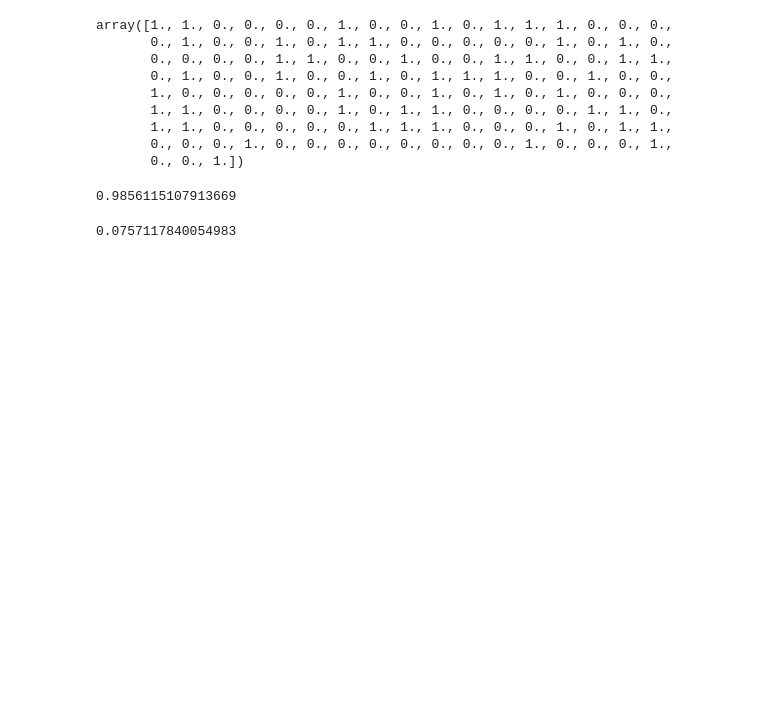
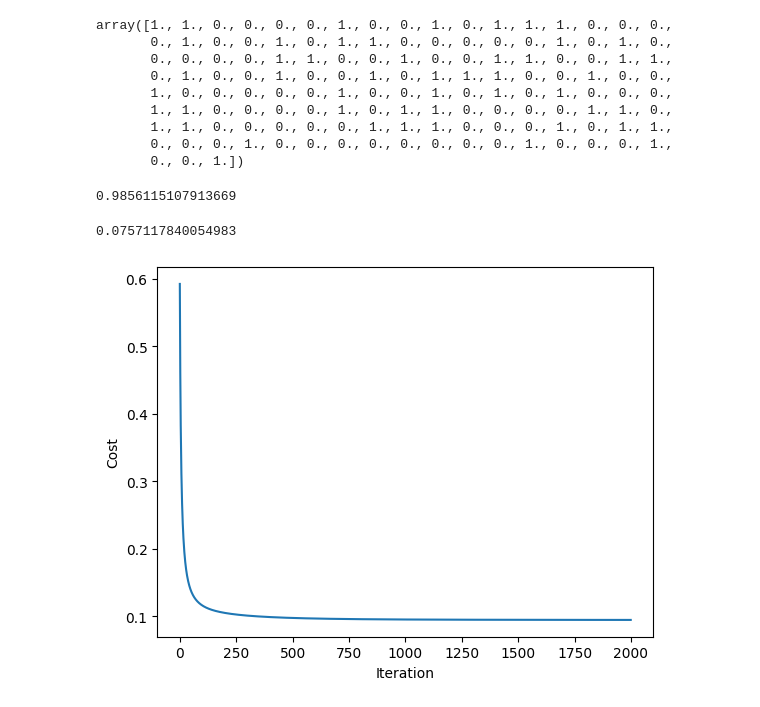
Before and after one commit to beach-fossils/machine_learning, a Jupyter notebook: avaliacao/avaliacao_Ridge_Logistic_regr.ipynb, the cells around one changed output. Drawn from its saved outputs; the diff is of its cells as text; code cells hidden in the pictures; blank space fills up the shorter version.

```diff
--- a/avaliacao/avaliacao_Ridge_Logistic_regr.ipynb
+++ b/avaliacao/avaliacao_Ridge_Logistic_regr.ipynb
@@ -84,2 +92,6 @@ logistic_regression.cost(breast_test)
 # %% [output]
 0.0757117840054983
+# %%
+logistic_regression.cost_function_plot()
+# %% [output]
+[figure, added]
```
Also changed, not shown: parts of 6 cells of this notebook, 2 other files.
